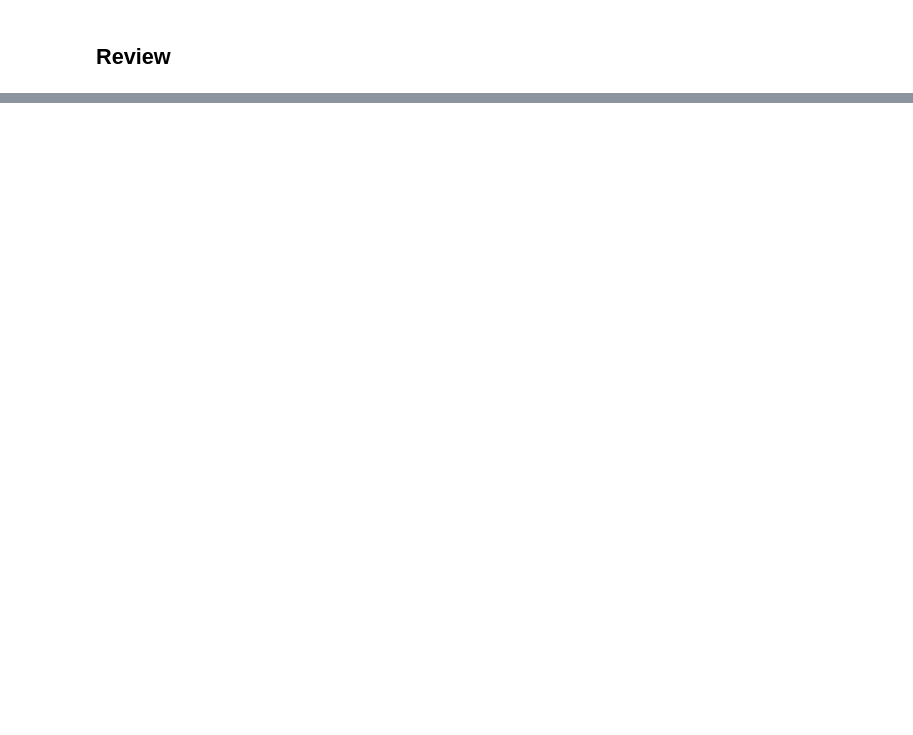
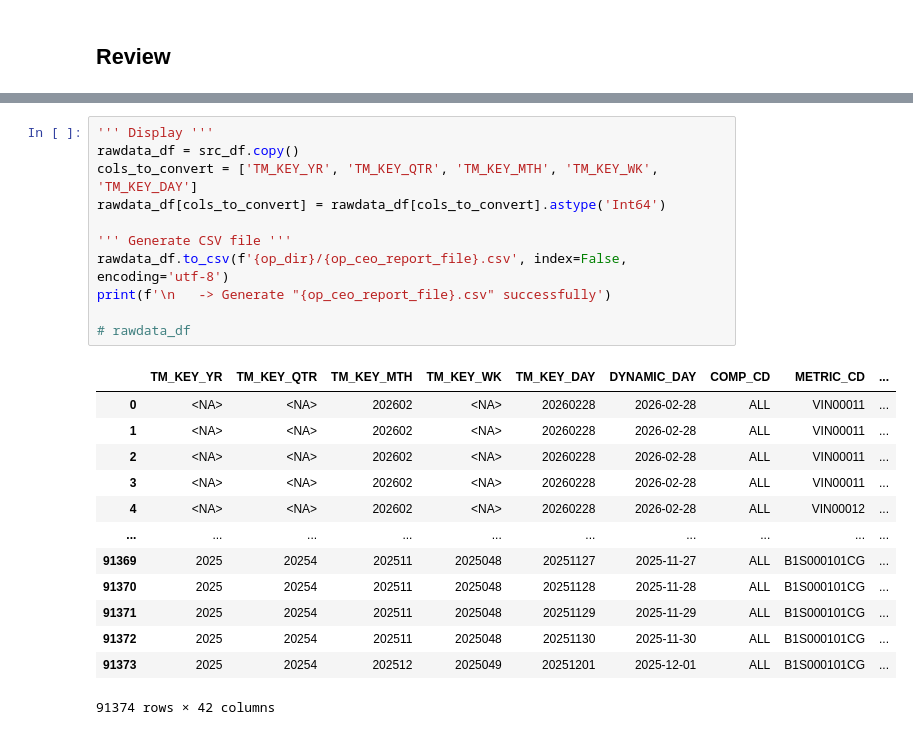
Before and after one commit to ruzlim/Jupyter, a Jupyter notebook: ETL/Analysis/CEO Report Weekly.ipynb, the cells around one changed output, grey strips where cells are left out. Saved outputs shown, nothing was run; the diff lists cells and outputs as text; blank space fills up the shorter version.

```diff
--- a/ETL/Analysis/CEO Report Weekly.ipynb
+++ b/ETL/Analysis/CEO Report Weekly.ipynb
@@ -415,4 +415,29 @@ src_df.head()
 5 rows × 42 columns
+# %%
+''' Display '''
+rawdata_df = src_df.copy()
+cols_to_convert = ['TM_KEY_YR', 'TM_KEY_QTR', 'TM_KEY_MTH', 'TM_KEY_WK', 'TM_KEY_DAY']
+rawdata_df[cols_to_convert] = rawdata_df[cols_to_convert].astype('Int64')
+
+''' Generate CSV file '''
+rawdata_df.to_csv(f'{op_dir}/{op_ceo_report_file}.csv', index=False, encoding='utf-8')
+print(f'\n   -> Generate "{op_ceo_report_file}.csv" successfully')
+
+# rawdata_df
+# %% [output]
+|  | TM_KEY_YR | TM_KEY_QTR | TM_KEY_MTH | TM_KEY_WK | TM_KEY_DAY | DYNAMIC_DAY | COMP_CD | METRIC_CD | ... |
+| 0 | <NA> | <NA> | 202602 | <NA> | 20260228 | 2026-02-28 | ALL | VIN00011 | ... |
+| 1 | <NA> | <NA> | 202602 | <NA> | 20260228 | 2026-02-28 | ALL | VIN00011 | ... |
+| 2 | <NA> | <NA> | 202602 | <NA> | 20260228 | 2026-02-28 | ALL | VIN00011 | ... |
+| 3 | <NA> | <NA> | 202602 | <NA> | 20260228 | 2026-02-28 | ALL | VIN00011 | ... |
+| 4 | <NA> | <NA> | 202602 | <NA> | 20260228 | 2026-02-28 | ALL | VIN00012 | ... |
+| ... | ... | ... | ... | ... | ... | ... | ... | ... | ... |
+| 91369 | 2025 | 20254 | 202511 | 2025048 | 20251127 | 2025-11-27 | ALL | B1S000101CG | ... |
+| 91370 | 2025 | 20254 | 202511 | 2025048 | 20251128 | 2025-11-28 | ALL | B1S000101CG | ... |
+| 91371 | 2025 | 20254 | 202511 | 2025048 | 20251129 | 2025-11-29 | ALL | B1S000101CG | ... |
+| 91372 | 2025 | 20254 | 202511 | 2025048 | 20251130 | 2025-11-30 | ALL | B1S000101CG | ... |
+| 91373 | 2025 | 20254 | 202512 | 2025049 | 20251201 | 2025-12-01 | ALL | B1S000101CG | ... |
+91374 rows × 42 columns
 # %%
 src_df.info()
 # %% [output]
```
Also changed, not shown: parts of 4 cells of this notebook, 3 other files.
